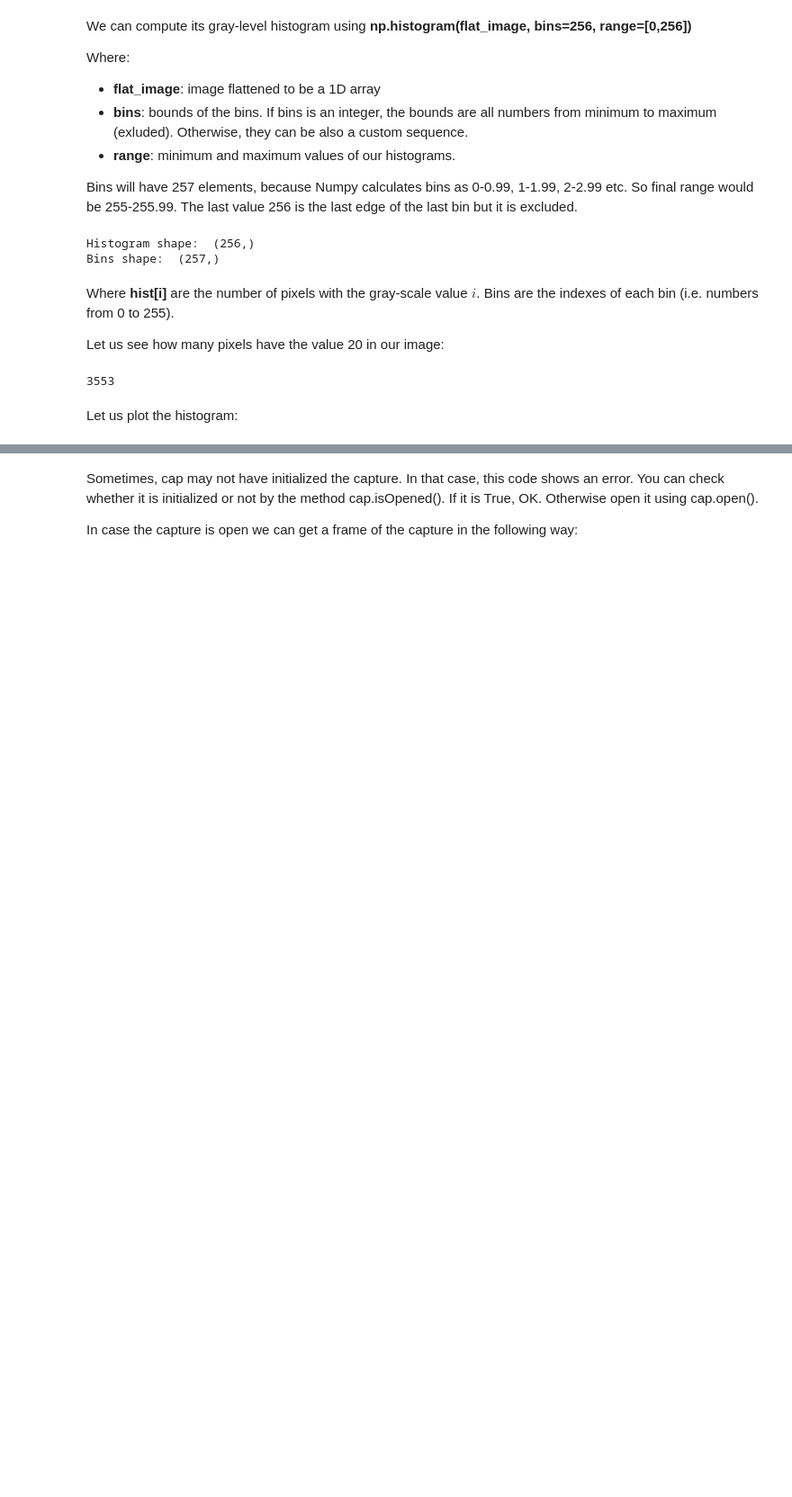
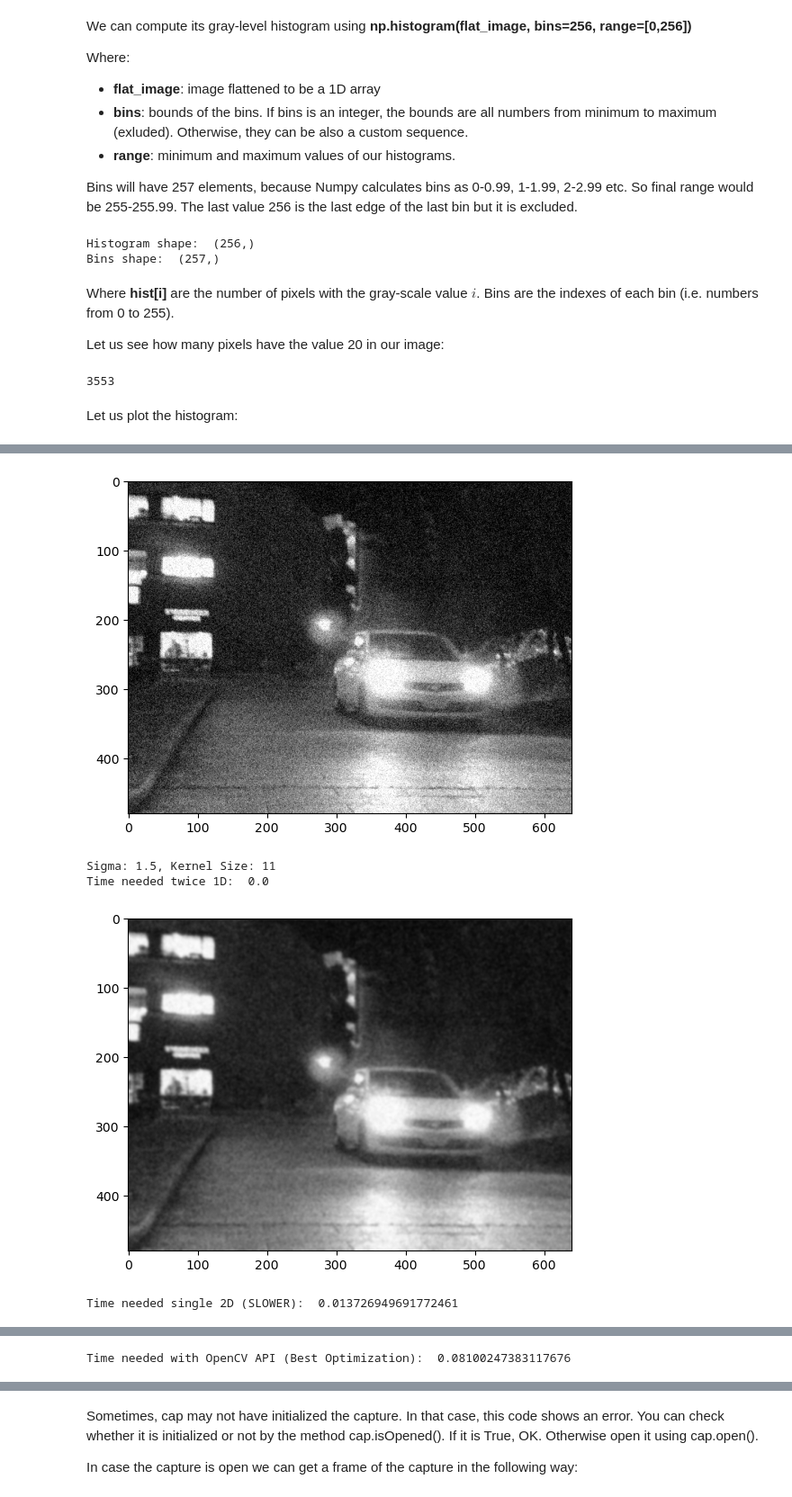
Before and after one commit to CVLAB-Unibo/ComputerVisionImageProcessing-LabSessions, a Jupyter notebook: LabSession3_v2/LabSession3.ipynb, the cells around one changed output, grey strips where cells are left out. Shown at 90% size. Saved outputs shown, nothing was run; the diff lists cells and outputs as text; code cells hidden in the pictures; blank space fills up the shorter version.

```diff
--- a/LabSession3_v2/LabSession3.ipynb
+++ b/LabSession3_v2/LabSession3.ipynb
@@ -135,0 +192,51 @@ We can apply a bilateral filter in OpenCV with:
+# %%
+import cv2
+import numpy as np
+from matplotlib import pyplot as plt
+import time # Library to compute timings
+
+# Reading the image
+img = cv2.imread("LabSession3Images/00010N_noisy.png", cv2.IMREAD_GRAYSCALE)
+plt.imshow(img,cmap='gray',vmin=0,vmax=255)
+plt.show()
+
+# Higher sigmas should correspond to larger kernels. usually big as
+sigma = 1.5
+k_size = int(np.ceil((3*sigma))*2 + 1) #rule of thumb for a good kernel size given sigma
+print("Sigma: {}, Kernel Size: {}".format(sigma, k_size))
+
+# Finding the gaussian kernel 1D 11x1
+gaussian_kernel_1D = cv2.getGaussianKernel(k_size, sigma)
+
+start = time.time()
+img_tr1 = cv2.filter2D(img,-1,gaussian_kernel_1D)
+img_tr = cv2.filter2D(img_tr1,-1,gaussian_kernel_1D.transpose())
+print("Time needed twice 1D: ", time.time()-start)
+plt.imshow(img_tr,cmap='gray',vmin=0,vmax=255)
+plt.show()
+
+# Finding the gaussian kernel 2D 11x11
+gaussian_kernel_2D = gaussian_kernel_1D.dot(gaussian_kernel_1D.transpose())
+
+start = time.time()
+# Applying the kernel
+img_tr = cv2.filter2D(img,-1,gaussian_kernel_2D)
+print("Time needed single 2D (SLOWER): ", time.time()-start)
+
+# Plot the result
+plt.imshow(img_tr,cmap='gray',vmin=0,vmax=255)
+plt.show()
+
+# Using OpenCV function GaussianBlur
+start = time.time()
+img_tr = cv2.GaussianBlur(img, (k_size,k_size) , sigma)
+print("Time needed with OpenCV API (Best Optimization): ", time.time()-start)
+# Plot the result
+plt.imshow(img_tr,cmap='gray',vmin=0,vmax=255)
+plt.show()
+# %% [output]
+[figure, added]
+Sigma: 1.5, Kernel Size: 11
+Time needed twice 1D:  0.0
+[figure, added]
+Time needed single 2D (SLOWER):  0.013726949691772461
@@ -135,0 +244 @@ We can apply a bilateral filter in OpenCV with:
+Time needed with OpenCV API (Best Optimization):  0.08100247383117676
```
Also changed, not shown: parts of 18 cells of this notebook, 35 other files.
